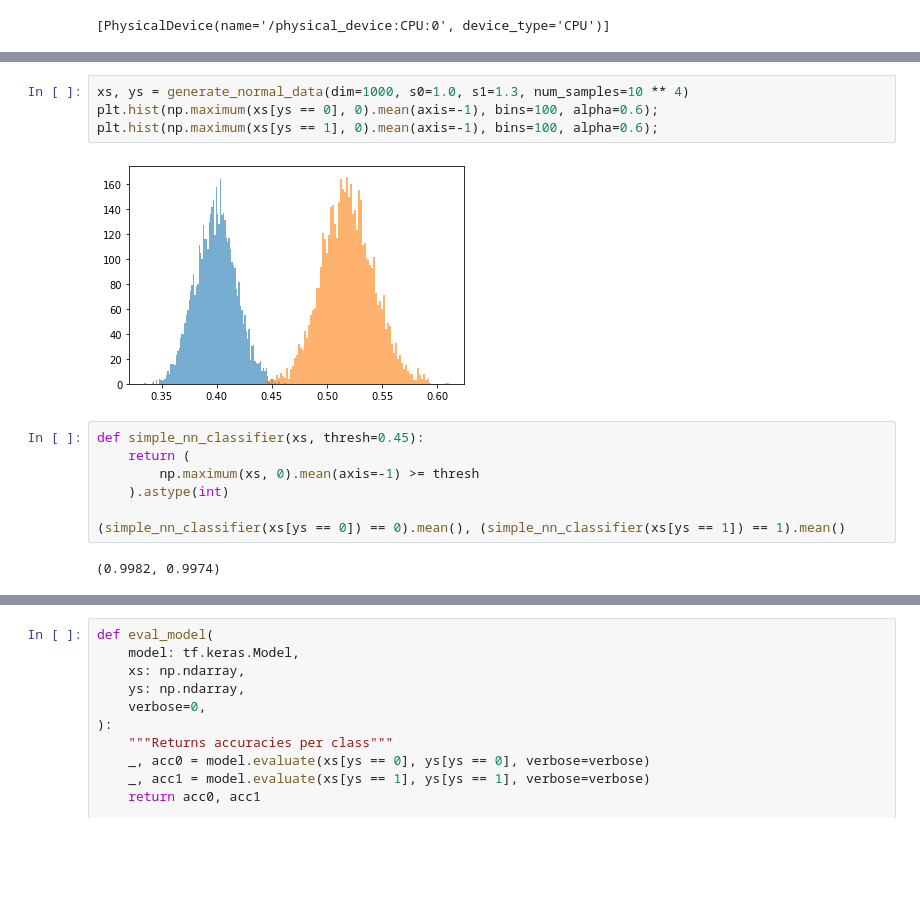
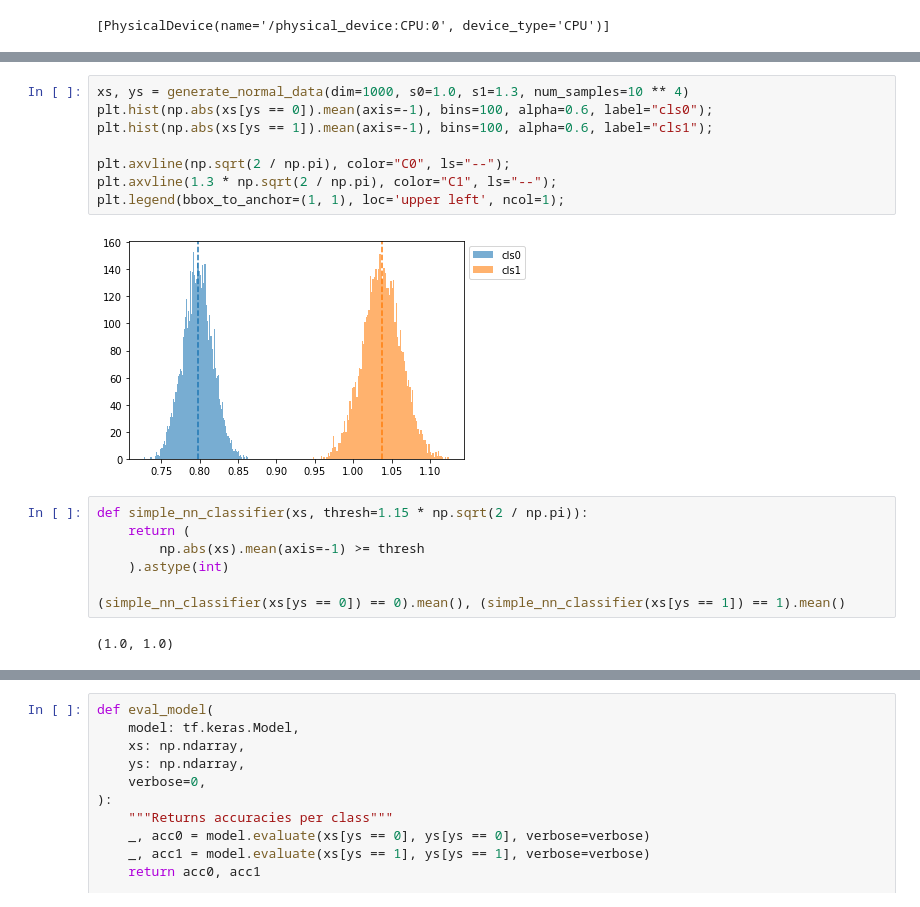
Before and after one commit to GilgameshxZero/adversarial-ntks, a Jupyter notebook: notebooks/adv-spheres/gaussian-nn.ipynb, the cells around one changed output, grey strips where cells are left out. Drawn from its saved outputs; the diff is of its cells as text; blank space fills up the shorter version.

Commit message:
Flesh out simple-NN for gaussian spheres

```diff
--- a/notebooks/adv-spheres/gaussian-nn.ipynb
+++ b/notebooks/adv-spheres/gaussian-nn.ipynb
@@ -83,15 +119,19 @@ array([[ 0.57557533,  1.51395869],
 # %%
 xs, ys = generate_normal_data(dim=1000, s0=1.0, s1=1.3, num_samples=10 ** 4)
-plt.hist(np.maximum(xs[ys == 0], 0).mean(axis=-1), bins=100, alpha=0.6);
-plt.hist(np.maximum(xs[ys == 1], 0).mean(axis=-1), bins=100, alpha=0.6);
+plt.hist(np.abs(xs[ys == 0]).mean(axis=-1), bins=100, alpha=0.6, label="cls0");
+plt.hist(np.abs(xs[ys == 1]).mean(axis=-1), bins=100, alpha=0.6, label="cls1");
+
+plt.axvline(np.sqrt(2 / np.pi), color="C0", ls="--");
+plt.axvline(1.3 * np.sqrt(2 / np.pi), color="C1", ls="--");
+plt.legend(bbox_to_anchor=(1, 1), loc='upper left', ncol=1);
 # %% [output]
-[figure, old version]
+[figure, new version]
 # %%
-def simple_nn_classifier(xs, thresh=0.45):
+def simple_nn_classifier(xs, thresh=1.15 * np.sqrt(2 / np.pi)):
     return (
-        np.maximum(xs, 0).mean(axis=-1) >= thresh
+        np.abs(xs).mean(axis=-1) >= thresh
     ).astype(int)
 
 (simple_nn_classifier(xs[ys == 0]) == 0).mean(), (simple_nn_classifier(xs[ys == 1]) == 1).mean()
 # %% [output]
-(0.9982, 0.9974)
+(1.0, 1.0)
```
Also changed, not shown: parts of 15 cells of this notebook.
